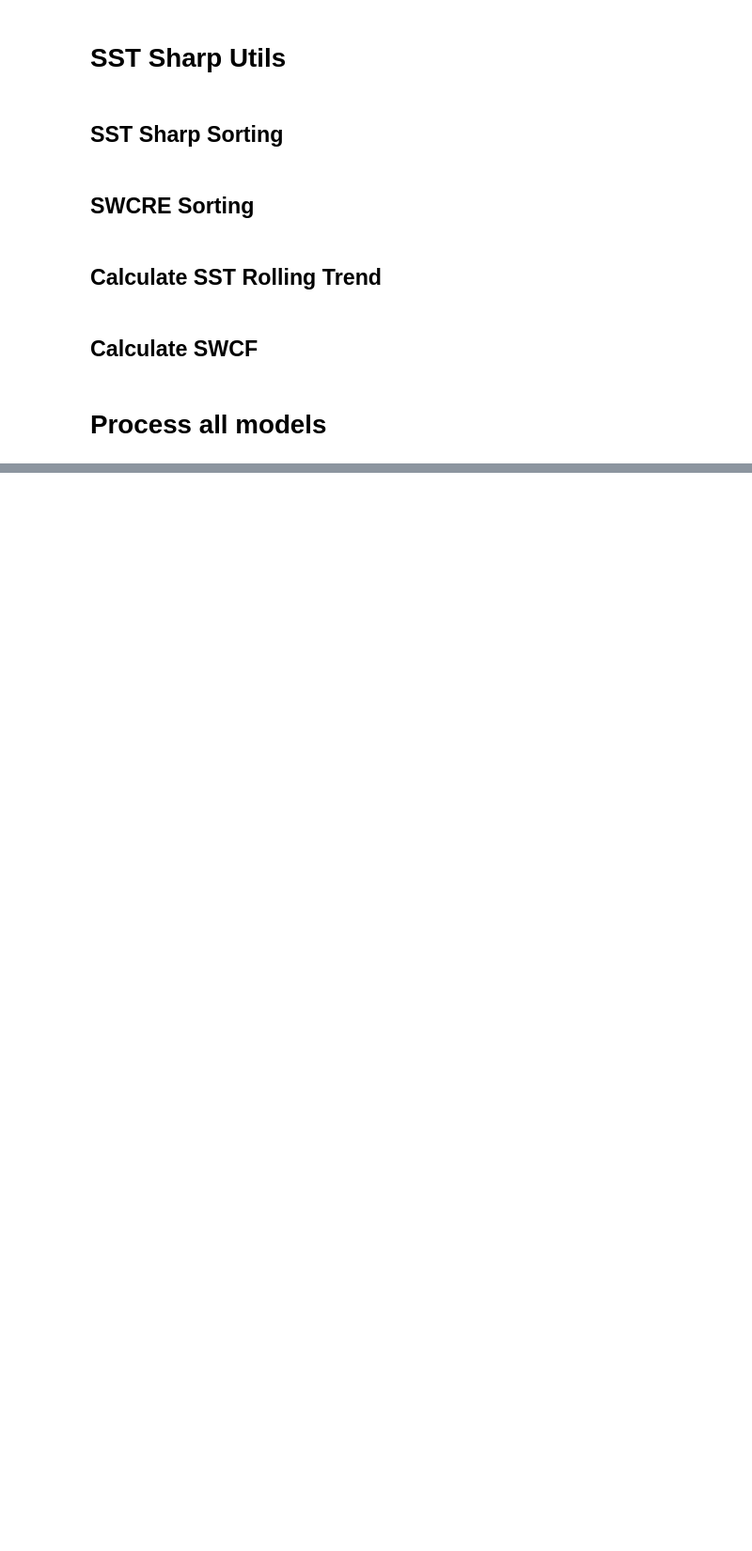
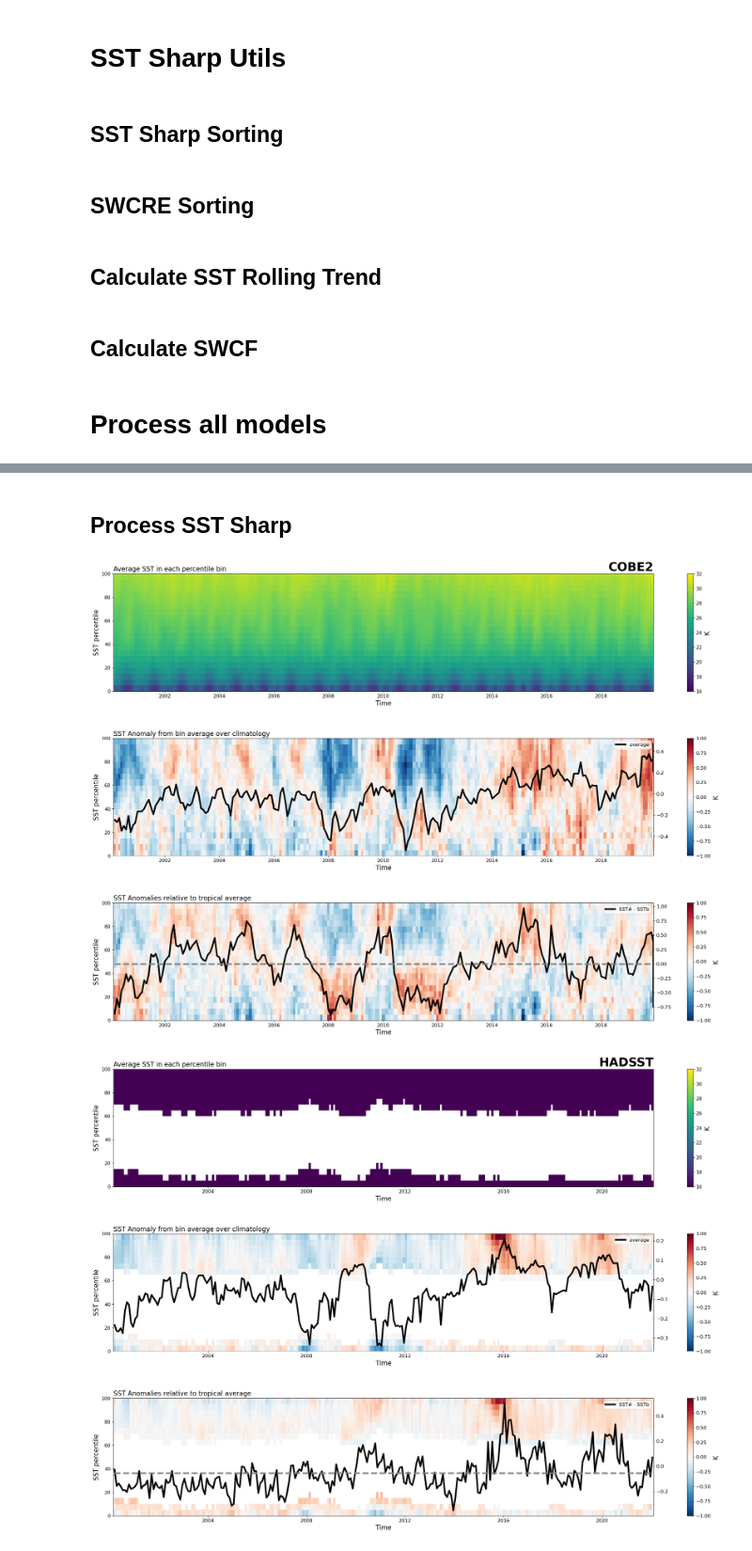
Before and after one commit to zacespinosa/tropical_pacific_clouds, a Jupyter notebook: SSTsharp_obs.ipynb, the cells around one changed output, grey strips where cells are left out. Shown at 94% size. Drawn from its saved outputs; the diff is of its cells as text; code cells hidden in the pictures; blank space fills up the shorter version.

Commit message:
finish initial processing of  observations

```diff
--- a/SSTsharp_obs.ipynb
+++ b/SSTsharp_obs.ipynb
@@ -626,0 +645,44 @@ tos_tropics_cmip5, swcre_tropics_cmip5, weights_tropics_cmip5 = get_sharp_data(t
+# %% [markdown]
+## Process SST Sharp
+# %%
+def calculate_SSTsharp(
+    tos: xr.DataArray,
+    weights: xr.DataArray,
+    window: int = 12*20,
+    era: str = "",
+    step: int = 12,
+    ds_name: str = "",
+) -> xr.Dataset:
+    """
+    Args:
+        save (bool, optional): Save the SSTsharp package for each model. Defaults to False.
+        testing (bool, optional): If testing, only do first model and 50 time steps. Defaults to False.
+
+    Returns:
+        xr.Dataset: Dataset containing SSTsharp package for each model
+    """
+    # Calculate SSTsharp package
+    ds = do_SSTsharp_sorting(
+        da=tos,
+        prctl_bins=prctl_bins,
+        prctl_binmids=prctl_binmids,
+        weights=weights
+    )
+    # Plot SSTsharp package
+    create_percentile_figures(ds, model=ds_name)
+
+    # Calculate rolling trend of SSTd
+    ds_trend = calculate_rolling_trend(ds, model=ds_name, window=window, step=step)
+
+    ds.to_netcdf(f"data/sharp/{era}/SSTsharp_{ds_name}.nc")
+    ds_trend.to_netcdf(f"data/sharp/{era}/SSTsharp_{ds_name}_trend.nc")
+
+    return ds
+# %%
+cobe2_sharp = calculate_SSTsharp(tos=cobe2_tropics, weights=weights_tropics, era="obs", ds_name="COBE2")
+hadsst4_sharp = calculate_SSTsharp(tos=hadsst4_tropics, weights=weights_tropics, era="obs", ds_name="HADSST")
+noaaV5_sharp = calculate_SSTsharp(tos=noaaV5_tropics, weights=weights_tropics, era="obs", ds_name="NOAA_V5")
+era5sst_sharp = calculate_SSTsharp(tos=era5sst_tropics, weights=weights_tropics, era="obs", ds_name="ERA5")
+# %% [output]
+[figure, added]
+[figure, added]
```
Also changed, not shown: parts of 7 cells of this notebook, 31 other files.
